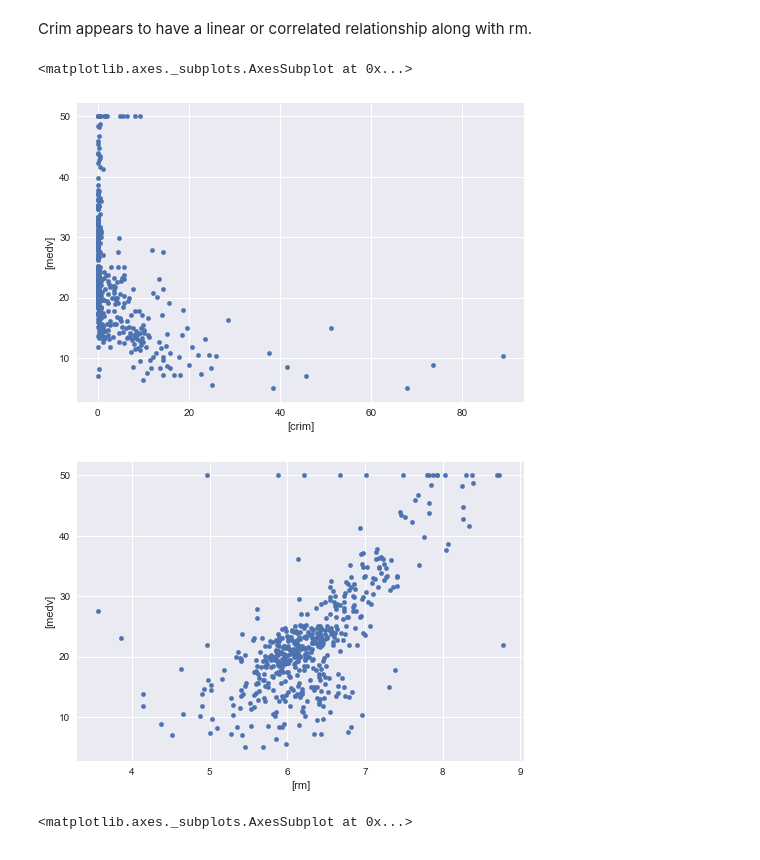
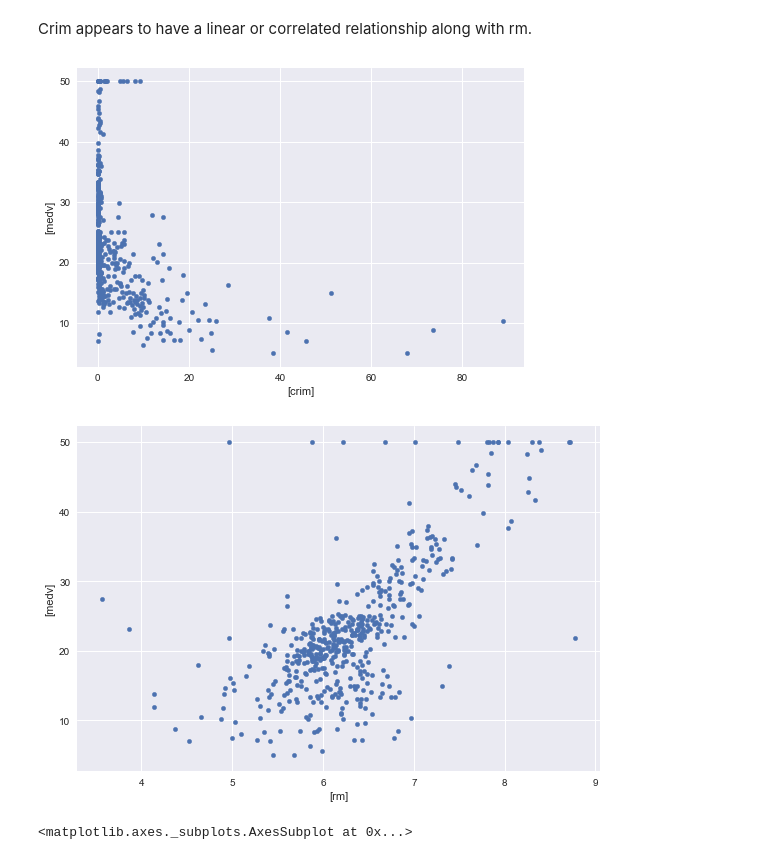
Before and after one commit to Patrickbfuller/dsc-01-10-16-regression-EOD-Lab, a Jupyter notebook: index.ipynb, the cells around one changed output. Drawn from its saved outputs; the diff is of its cells as text; code cells hidden in the pictures.

```diff
--- a/index.ipynb
+++ b/index.ipynb
@@ -118,10 +118,10 @@ Crim appears to have a linear or correlated relationship along with rm.
 # %%
 data.plot.scatter(['crim'], ['medv'])
 data.plot.scatter(['rm'], ['medv'])
+plt.tight_layout()
 # %% [output]
-<matplotlib.axes._subplots.AxesSubplot at 0x...>
 [figure]
-[figure, old version]
+[figure, new version]
 # %%
 data.plot() #this is wrong but beautiful!
 # %% [output]
```
Also changed, not shown: parts of 4 cells of this notebook.
